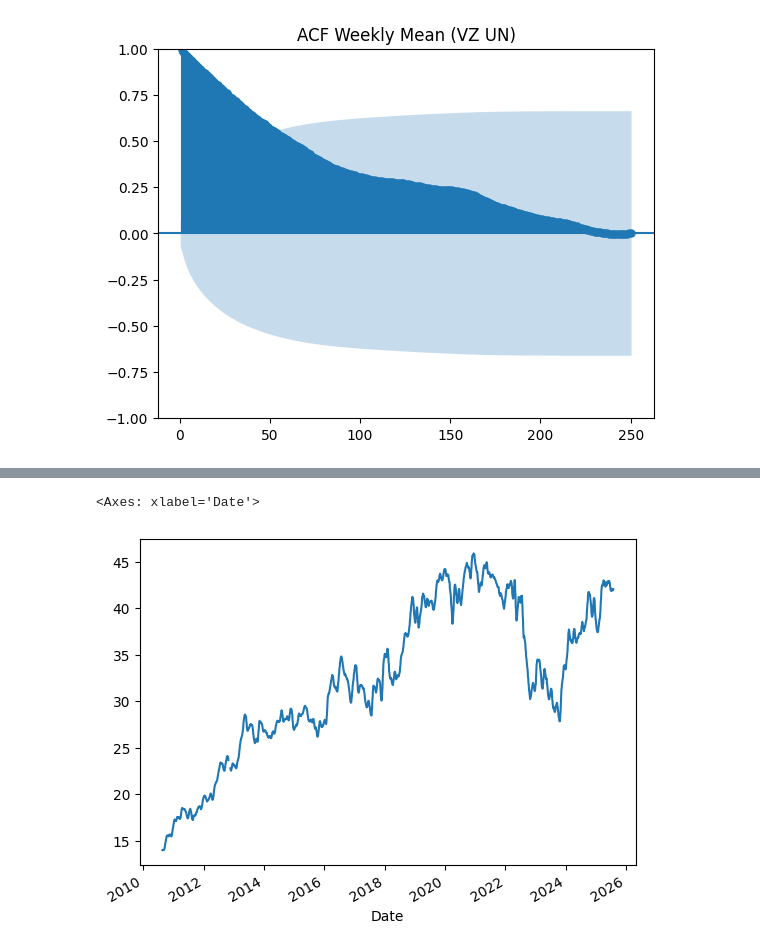
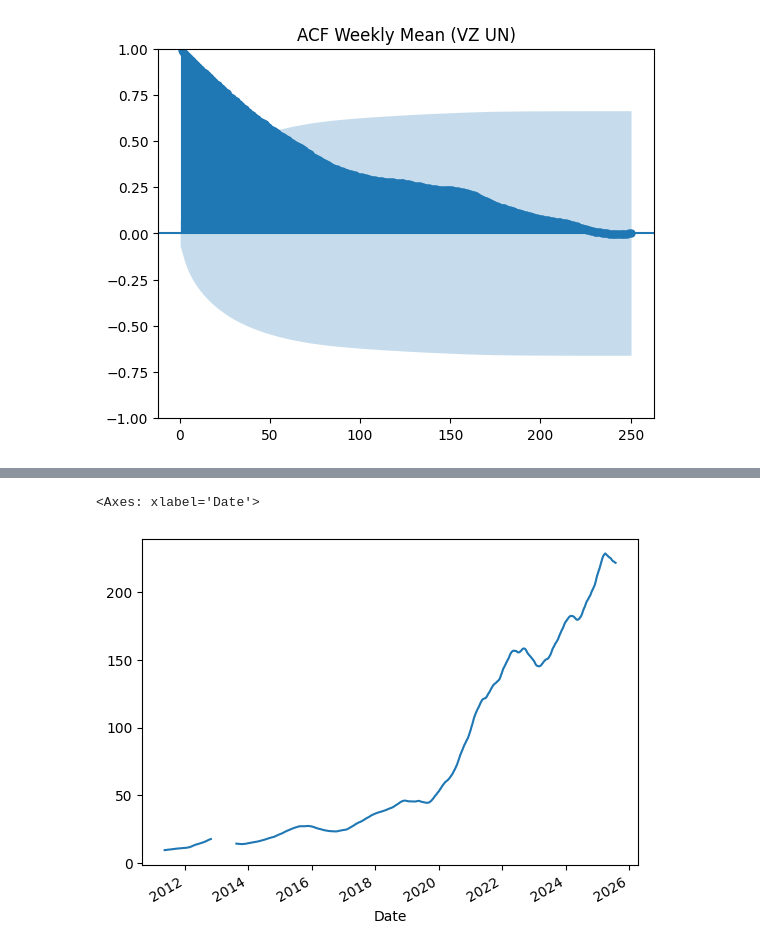
Before and after one commit to phawatboom/Capital-compass, a Jupyter notebook: Data Analysis/data_exploration.ipynb, the cells around one changed output, grey strips where cells are left out. Drawn from its saved outputs; the diff is of its cells as text; code cells hidden in the pictures.

```diff
--- a/Data Analysis/data_exploration.ipynb
+++ b/Data Analysis/data_exploration.ipynb
@@ -333,3 +542,4 @@ KeyboardInterrupt:
 # %%
-print(df["AAPL UW"])
+apple = df["AAPL UW"]
+apple.plot()
 # %% [output]
@@ -349,9 +548,9 @@ Name: AAPL UW, Length: 3773, dtype: float64
 # %%
-ma_window = 14
-moving_average = vz_us.rolling(window=ma_window).mean()
+ma_window = 200
+moving_average = apple.rolling(window=ma_window).mean()
 moving_average.plot()
 # %% [output]
 <Axes: xlabel='Date'>
-[figure, old version]
+[figure, new version]
 # %%
 # calculate how the data deviate from the mean
```
Also changed, not shown: parts of 23 cells of this notebook.
